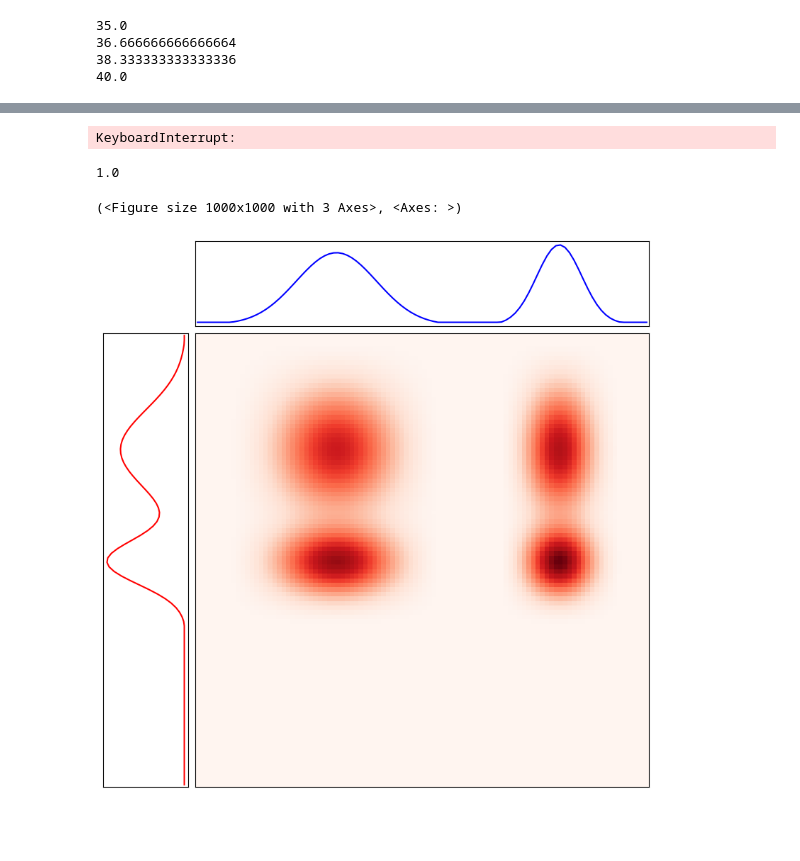
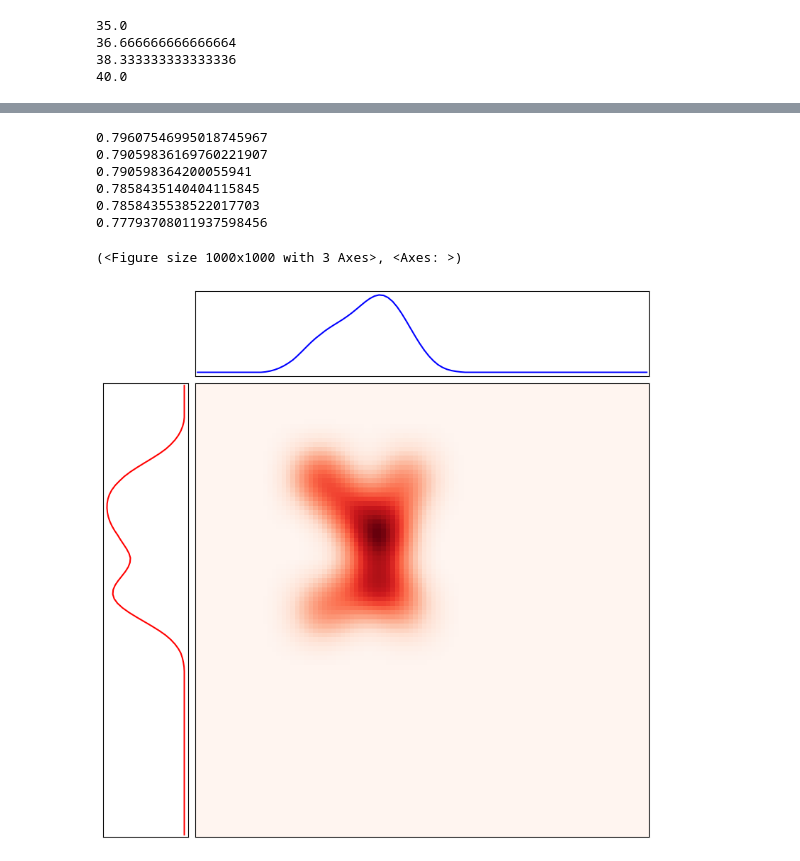
Before and after one commit to JavaZeroo/WassersteinSBP, a Jupyter notebook: GeneralSeparableCases.ipynb, the cells around one changed output, grey strips where cells are left out. Cells and saved outputs as stored; diff of their text form; code cells hidden in the pictures; blank space fills up the shorter version.

```diff
--- a/GeneralSeparableCases.ipynb
+++ b/GeneralSeparableCases.ipynb
@@ -32,25 +11,25 @@ time_steps = 4
 
 x = np.arange(n,dtype = np.float128)
 
-# pi_1 = 0.6 * make_1D_gauss(n,25,9) + 0.4 * make_1D_gauss(n,50,5)
-# pi_2 = 0.55 * make_1D_gauss(n,35,9) + 0.45 * make_1D_gauss(n,55,5)
+# pi_1 = 0.6 * ot.datasets.get_1D_gauss(n,25,9) + 0.4 * ot.datasets.get_1D_gauss(n,50,5)
+# pi_2 = 0.55 * ot.datasets.get_1D_gauss(n,35,9) + 0.45 * ot.datasets.get_1D_gauss(n,55,5)
 pi_i = []
-pi_mu_start = (25, 50)
-pi_mu_end = (30, 80)
+pi_mu_start = (20, 50)
+pi_mu_end = (40, 40)
 for i in range(time_steps):
-    pi_i.append(0.6 * make_1D_gauss(n,pi_mu_start[0]+(pi_mu_end[0]-pi_mu_start[0])*i/(time_steps-1),9)
-                 + 0.4 * make_1D_gauss(n,pi_mu_start[1]-(pi_mu_start[1]-pi_mu_end[1])*i/(time_steps-1),5).astype(np.float128))
+    pi_i.append(0.6 * ot.datasets.get_1D_gauss(n,pi_mu_start[0]+(pi_mu_end[0]-pi_mu_start[0])*i/(time_steps-1),5)
+                 + 0.4 * ot.datasets.get_1D_gauss(n,pi_mu_start[1]-(pi_mu_start[1]-pi_mu_end[1])*i/(time_steps-1),5).astype(np.float128))
 pi_i = np.array(pi_i)
 
 
 Q_i = []
 Q_sigma_start = 5
-Q_sigma_end = 10
+Q_sigma_end = 5
 Q_mu_start = 35
 Q_mu_end = 40
 for i in range(time_steps):
     print(Q_mu_start+(Q_mu_end-Q_mu_start)*i/(time_steps-1))
-    Q_i.append(make_1D_gauss(n,
+    Q_i.append(ot.datasets.get_1D_gauss(n,
                                         Q_mu_start+(Q_mu_end-Q_mu_start)*i/(time_steps-1),
                                         Q_sigma_start+(Q_sigma_end - Q_sigma_start)*i/(time_steps-1)).astype(np.float128))
 Q_i = np.array(Q_i)
@@ -103,10 +82,12 @@ def cal_separate_case(Q_01, Q_02,pi_1,pi_2):
     c2 = -np.dot(x1_values, x3_values)
     c2 = (c2 - c2.min())/(c2.max() - c2.min())
 
-    gamma_a,_ = ProximalPointOT(pi_1,Q_01,c2,beta=2,maxiter=100,inner_maxiter=1)
+    gamma_a,loss = ProximalPointOT(pi_1,Q_01,c2,beta=0.5,maxiter=100,inner_maxiter=20)
+    print(loss[-1])
     gamma_a = gamma_a/gamma_a.sum()
 
-    gamma_b,_ = ProximalPointOT(Q_02,pi_2,c2,beta=2,maxiter=100,inner_maxiter=1)
+    gamma_b,loss = ProximalPointOT(Q_02,pi_2,c2,beta=0.5,maxiter=100,inner_maxiter=20)
+    print(loss[-1])
     gamma_b = gamma_b/gamma_b.sum()
 
     return gamma_a,gamma_b
@@ -120,19 +101,21 @@ for i in range(time_steps-1):
     Q_lst.append(np.outer(Q_i[i], Q_i[i+1])
 )
 # %% [output]
-KeyboardInterrupt:
+0.79607546995018745967
+0.79059836169760221907
+0.790598364200055941
+0.7858435140404115845
+0.7858435538522017703
+0.77793708011937598456
 # %%
-n = len(gamma_a_lst[0])  # 假设 gamma_a_lst 和 gamma_b_lst 的长度相同
+n = len(gamma_a_lst[0])
 tilde_gamma = np.zeros((n, n))
 
-# 遍历每个时间点，计算 \tilde{\gamma}
 for i in range(time_steps-1):
-    temp = np.einsum('ij,jk,kl->il', gamma_a_lst[i], Q_lst[i], gamma_b_lst[i])
-    tilde_gamma += temp/temp.sum()
-
-plot_joint_distribution(tilde_gamma,)
+    tilde_gamma += np.einsum('ij,jk,kl->il', gamma_a_lst[i], Q_lst[i], gamma_b_lst[i])
+tilde_gamma = tilde_gamma/tilde_gamma.sum()
+plot_joint_distribution(tilde_gamma,save_dir="output/general_tilde_gamma.pdf")
 # %% [output]
-1.0
+(<Figure size 1000x1000 with 3 Axes>, <Axes: >)
-(<Figure size 1000x1000 with 3 Axes>, <Axes: >)
-[figure, old version]
+[figure, new version]
 # %%
```
Also changed, not shown: parts of 3 cells of this notebook, 5 other files.
